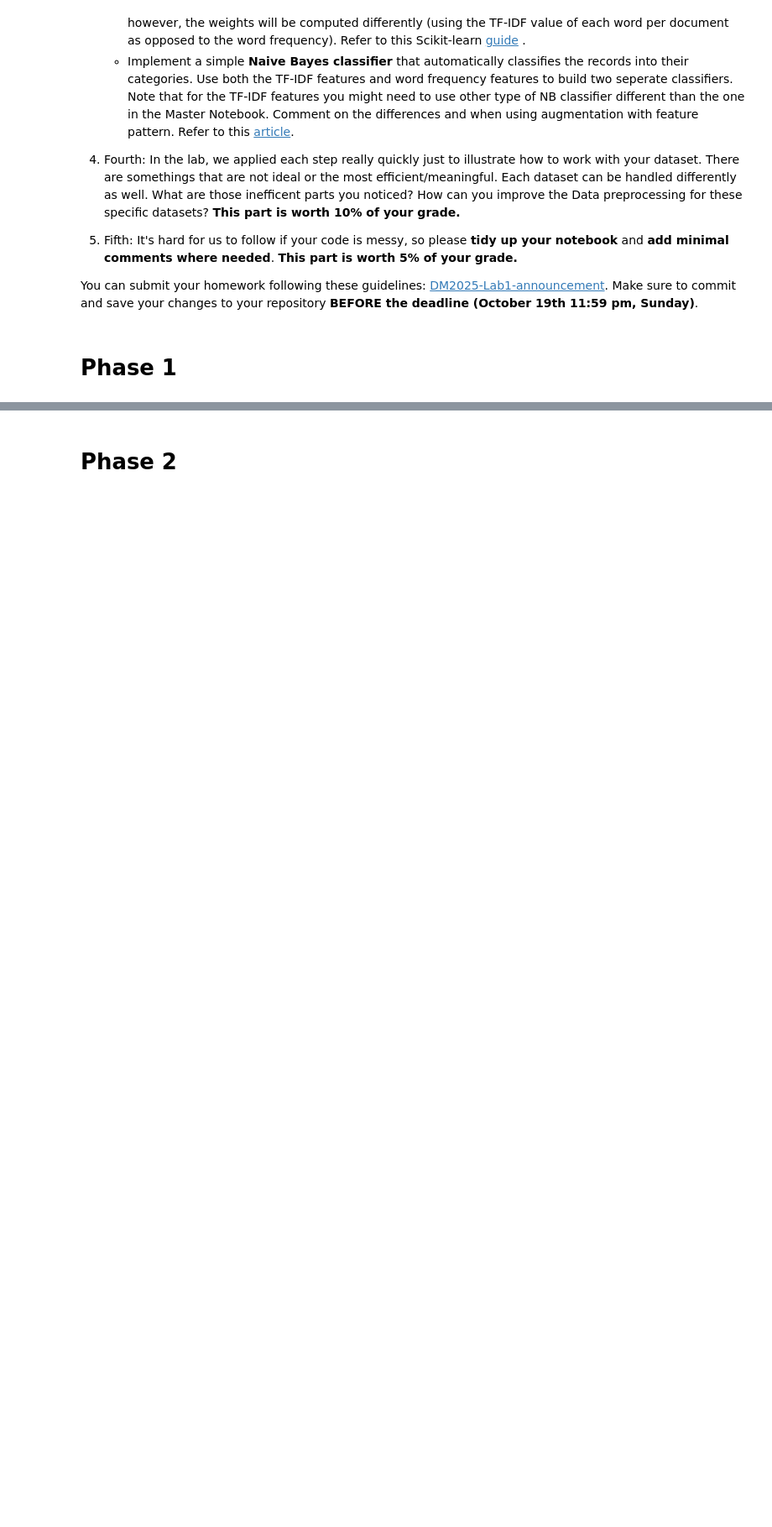
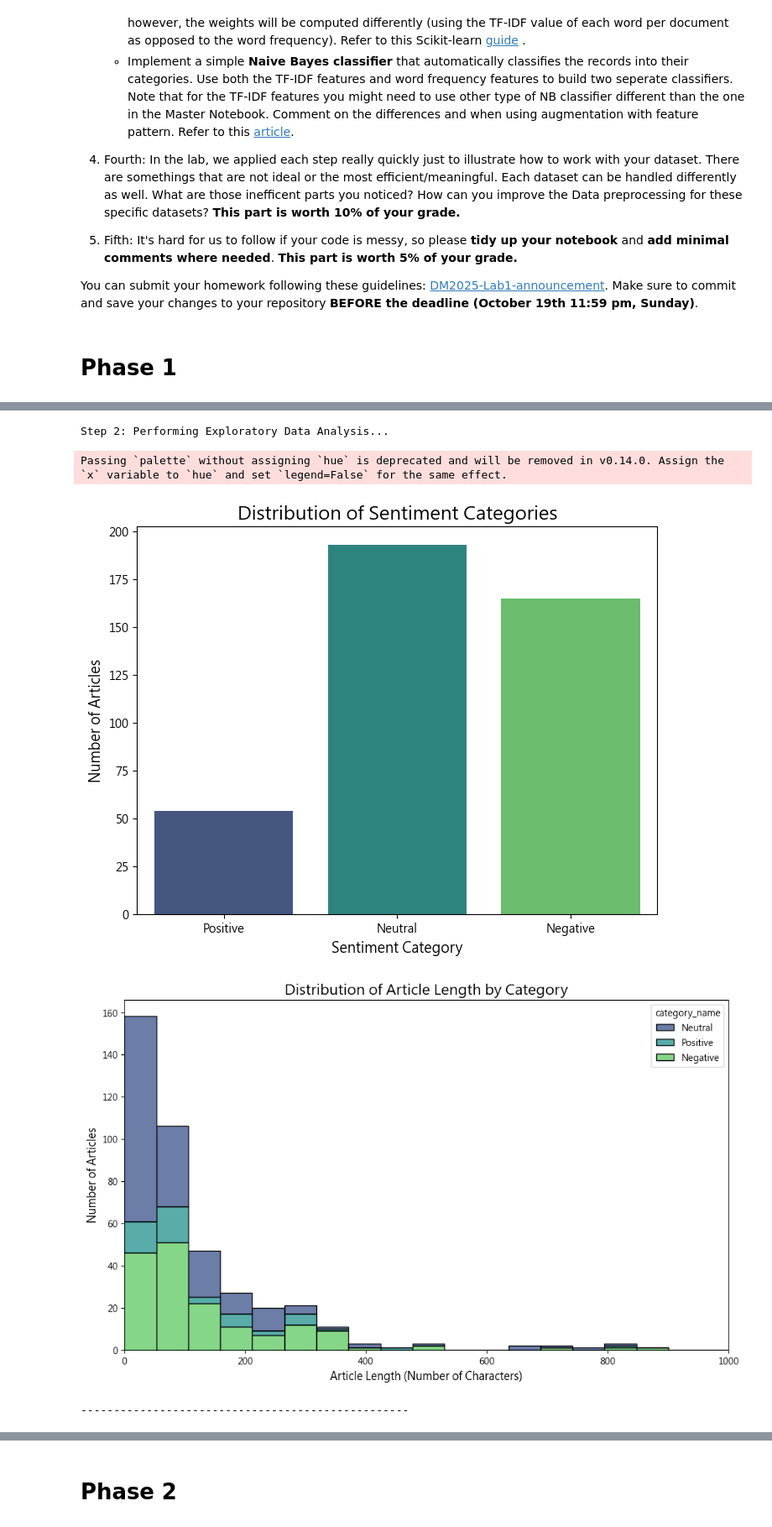
Before and after one commit to Ha1ion/DM2025-Lab1-Exercise, a Jupyter notebook: DM2025-Lab1-Homework.ipynb, the cells around one changed output, grey strips where cells are left out. Shown at 84% size. Saved outputs shown, nothing was run; the diff lists cells and outputs as text; code cells hidden in the pictures; blank space fills up the shorter version.

```diff
--- a/DM2025-Lab1-Homework.ipynb
+++ b/DM2025-Lab1-Homework.ipynb
@@ -178,21 +62,0 @@ df = df_sampled.copy()
-# %%
-from helpers.text_analysis import clean_text_for_fpm
-
-print("步驟 1.2: 建立交易資料庫...")
-
-# 對取樣後的資料集的 'cleaned_text' 欄位進行處理
-# clean_text_for_fpm 函數會進行分詞、移除停用詞等操作
-transactions = df['cleaned_text'].apply(clean_text_for_fpm)
-
-# 將結果儲存為交易資料庫檔案，每行一個交易，項目以逗號分隔
-output_filename = 'td_freq_db_soc_religion_christian.csv'
-with open(output_filename, 'w', encoding='utf-8') as f:
-    for transaction in transactions:
-        if transaction: # 確保交易不是空的
-            f.write(','.join(transaction) + '\n')
-
-print(f"交易資料庫建立完成，並儲存於 '{output_filename}'")
-print("交易資料庫預覽 (前5筆):")
-for i, t in enumerate(transactions.head()):
-    print(f"  交易 {i+1}: {t}")
-print("-" * 50)
@@ -362,0 +192,27 @@ Passing `palette` without assigning `hue` is deprecated and will be removed in v
+# %%
+print("Step 2: Performing Exploratory Data Analysis...")
+
+# Visualization 1: Distribution of article categories
+plt.figure(figsize=(8, 6))
+sns.countplot(x='category_name', data=df, order=['Positive', 'Neutral', 'Negative'], palette='viridis')
+plt.title('Distribution of Sentiment Categories', fontsize=16)
+plt.xlabel('Sentiment Category', fontsize=12)
+plt.ylabel('Number of Articles', fontsize=12)
+plt.show()
+
+# Visualization 2: Distribution of article lengths by category
+df['text_length'] = df['cleaned_text'].str.len()
+plt.figure(figsize=(12, 7))
+sns.histplot(data=df, x='text_length', hue='category_name', multiple='stack', bins=50, palette='viridis')
+plt.title('Distribution of Article Length by Category', fontsize=16)
+plt.xlabel('Article Length (Number of Characters)', fontsize=12)
+plt.ylabel('Number of Articles', fontsize=12)
+plt.xlim(0, 1000)
+plt.show()
+print("-" * 50)
+# %% [output]
+Step 2: Performing Exploratory Data Analysis...
+Passing `palette` without assigning `hue` is deprecated and will be removed in v0.14.0. Assign the `x` variable to `hue` and set `legend=False` for the same effect.
+[figure, added]
+[figure, added]
+--------------------------------------------------
```
Also changed, not shown: parts of 40 cells of this notebook, 1 other file.
